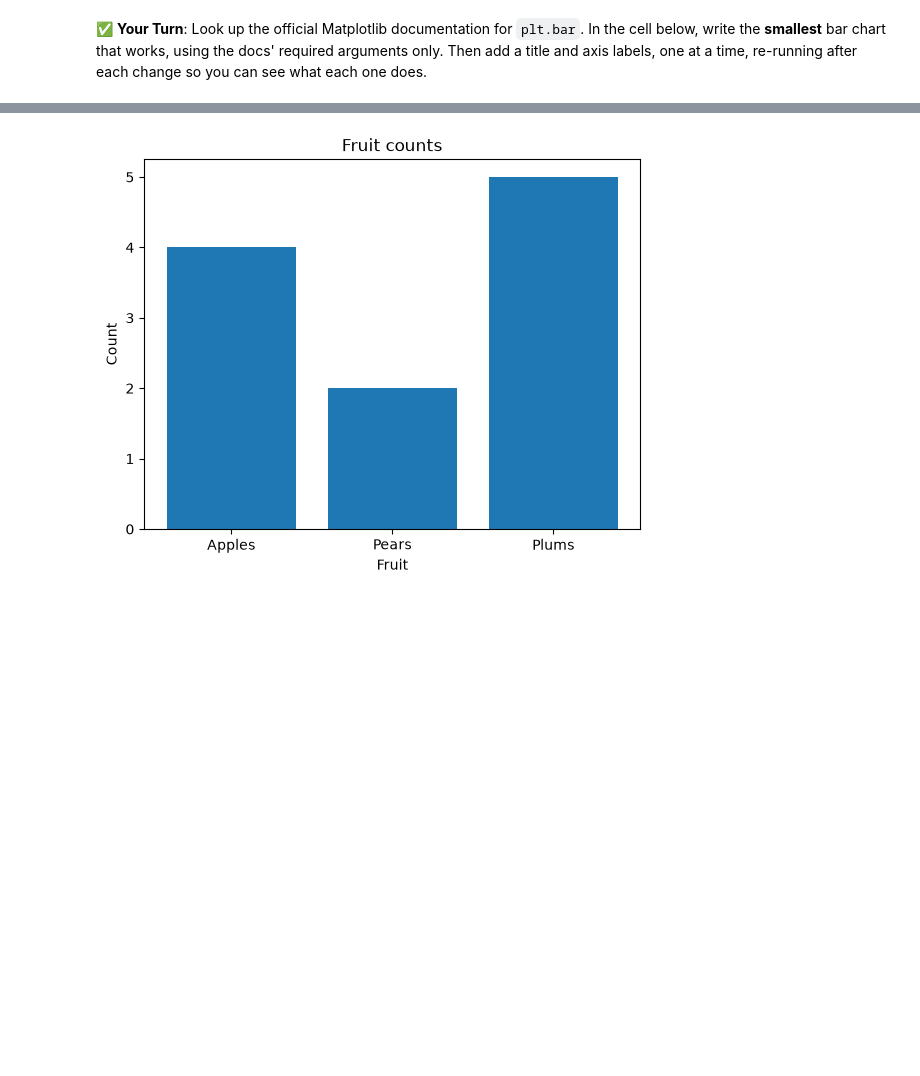
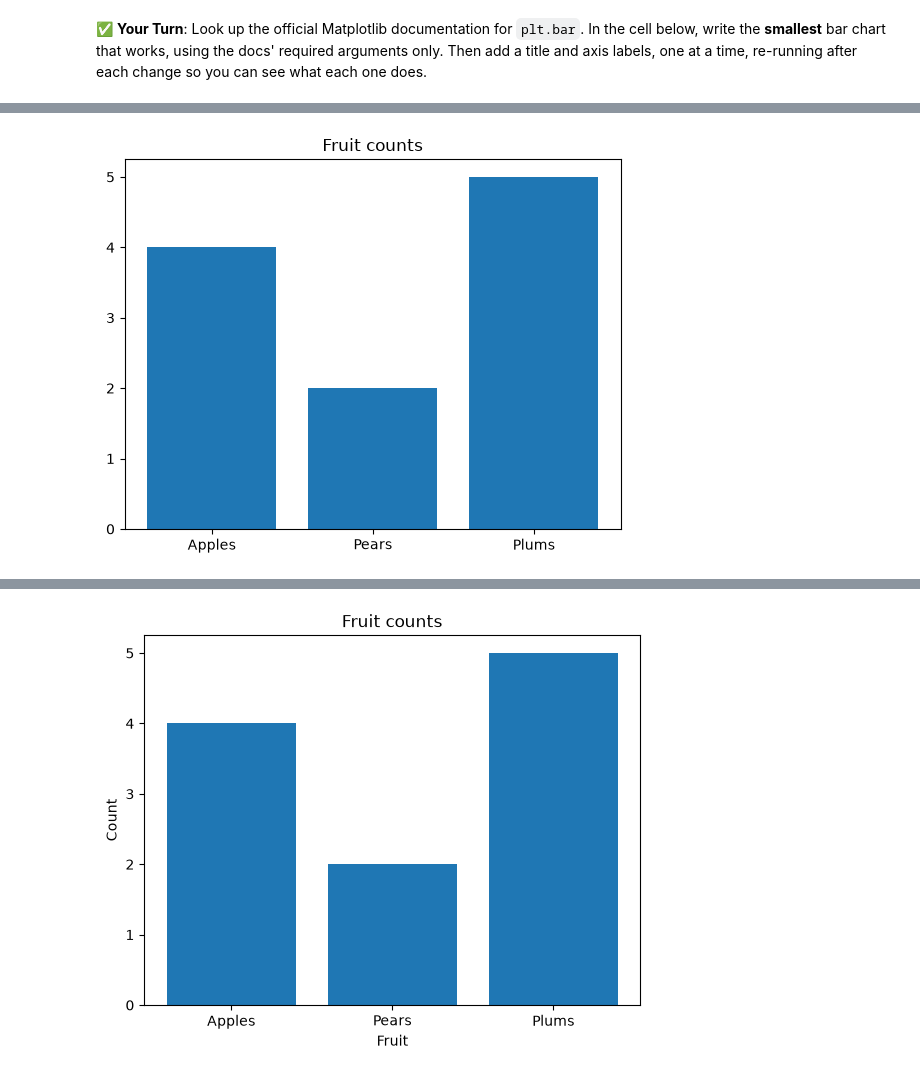
Before and after one commit to Inuka-99/3603-data-science-hulathduwage, a Jupyter notebook: 03-Completed/05-Foundations/03-using_help_and_docs.ipynb, the cells around one changed output, grey strips where cells are left out. Drawn from its saved outputs; the diff is of its cells as text; code cells hidden in the pictures; blank space fills up the shorter version.

```diff
--- a/03-Completed/05-Foundations/03-using_help_and_docs.ipynb
+++ b/03-Completed/05-Foundations/03-using_help_and_docs.ipynb
@@ -374,0 +493,7 @@ Tutorials, videos, Q&A sites, and AI assistants are great for **explanations**.
+# %%
+# Step 2: add only a title to the same minimal chart.
+plt.bar(['Apples', 'Pears', 'Plums'], [4, 2, 5])
+plt.title('Fruit counts')
+plt.show()
+# %% [output]
+[figure, added]
```
Also changed, not shown: parts of 25 cells of this notebook, 2 other files.
